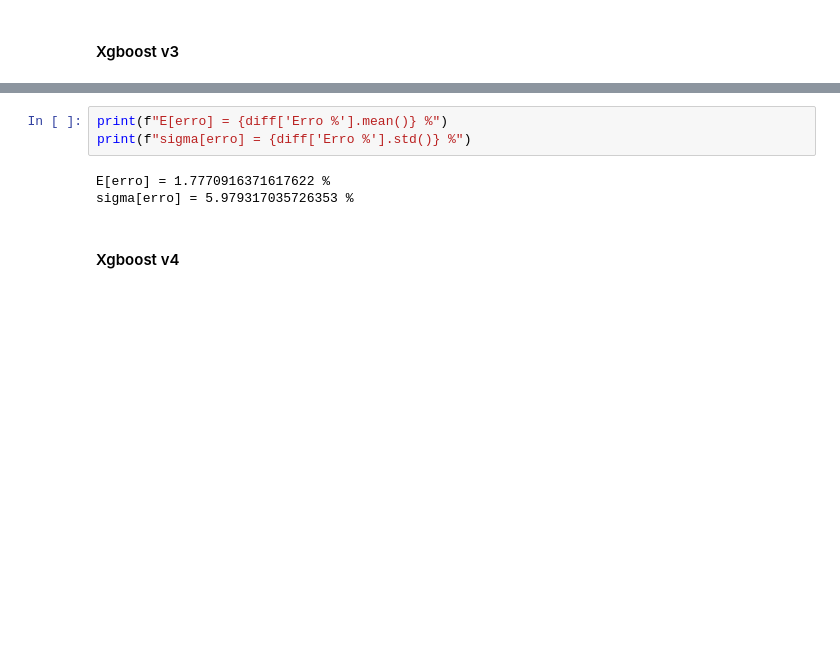
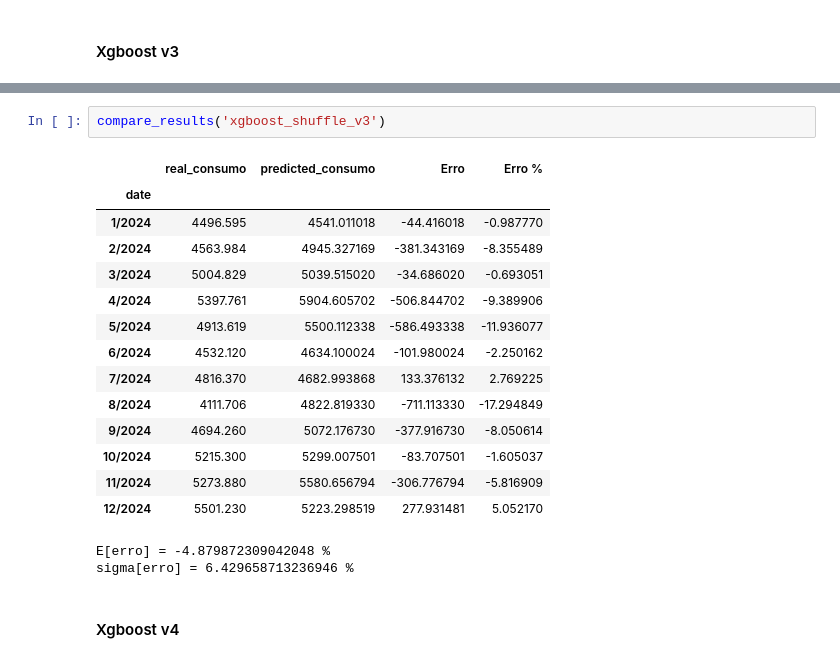
Before and after one commit to V-kr0pt/vivix_energy_consumption, a Jupyter notebook: prediction_analysis.ipynb, the cells around one changed output, grey strips where cells are left out. Cells and saved outputs as stored; diff of their text form; blank space fills up the shorter version.

```diff
--- a/prediction_analysis.ipynb
+++ b/prediction_analysis.ipynb
@@ -321,8 +176,21 @@ diff
-# %%
-print(f"E[erro] = {diff['Erro %'].mean()} %")
-print(f"sigma[erro] = {diff['Erro %'].std()} %")
-# %% [output]
-E[erro] = 1.7770916371617622 %
-sigma[erro] = 5.979317035726353 %
+# %%
+compare_results('xgboost_shuffle_v3')
+# %% [output]
+|  | real_consumo | predicted_consumo | Erro | Erro % |
+| date |  |  |  |  |
+| 1/2024 | 4496.595 | 4541.011018 | -44.416018 | -0.987770 |
+| 2/2024 | 4563.984 | 4945.327169 | -381.343169 | -8.355489 |
+| 3/2024 | 5004.829 | 5039.515020 | -34.686020 | -0.693051 |
+| 4/2024 | 5397.761 | 5904.605702 | -506.844702 | -9.389906 |
+| 5/2024 | 4913.619 | 5500.112338 | -586.493338 | -11.936077 |
+| 6/2024 | 4532.120 | 4634.100024 | -101.980024 | -2.250162 |
+| 7/2024 | 4816.370 | 4682.993868 | 133.376132 | 2.769225 |
+| 8/2024 | 4111.706 | 4822.819330 | -711.113330 | -17.294849 |
+| 9/2024 | 4694.260 | 5072.176730 | -377.916730 | -8.050614 |
+| 10/2024 | 5215.300 | 5299.007501 | -83.707501 | -1.605037 |
+| 11/2024 | 5273.880 | 5580.656794 | -306.776794 | -5.816909 |
+| 12/2024 | 5501.230 | 5223.298519 | 277.931481 | 5.052170 |
+E[erro] = -4.879872309042048 %
+sigma[erro] = 6.429658713236946 %
 # %% [markdown]
 #### Xgboost v4
```
Also changed, not shown: parts of 60 cells of this notebook.
